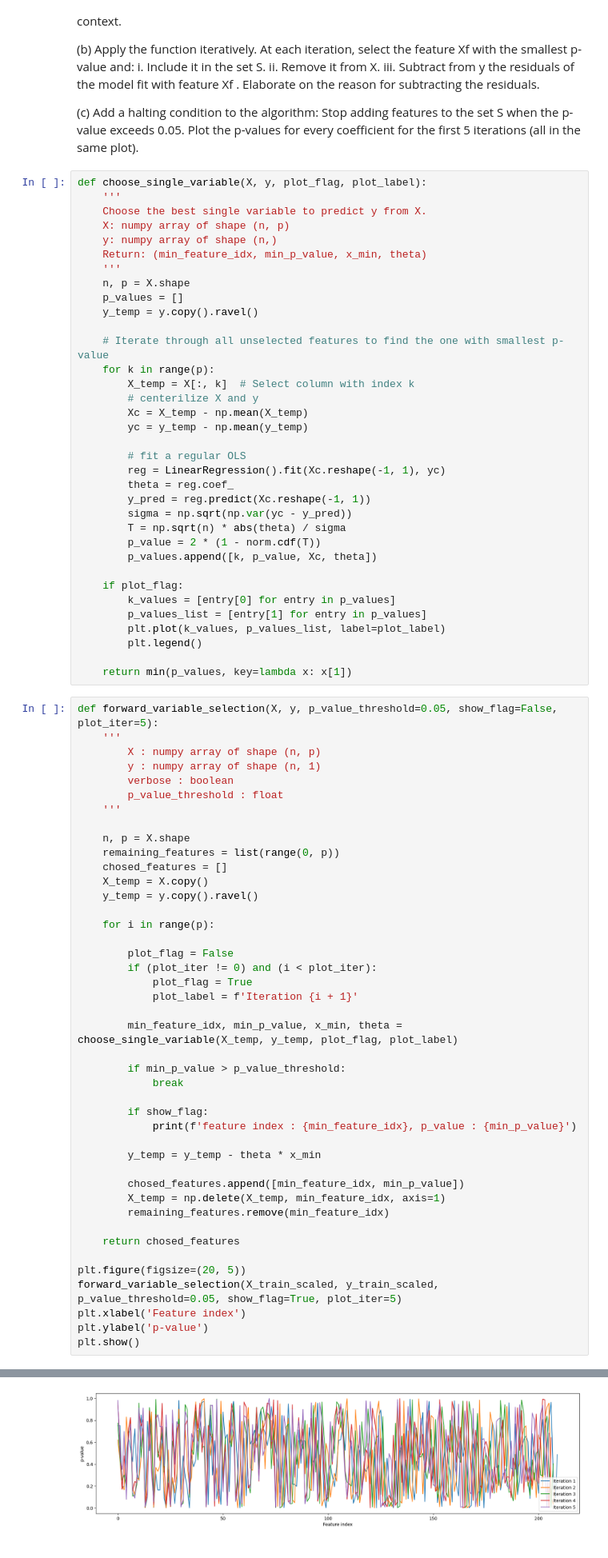
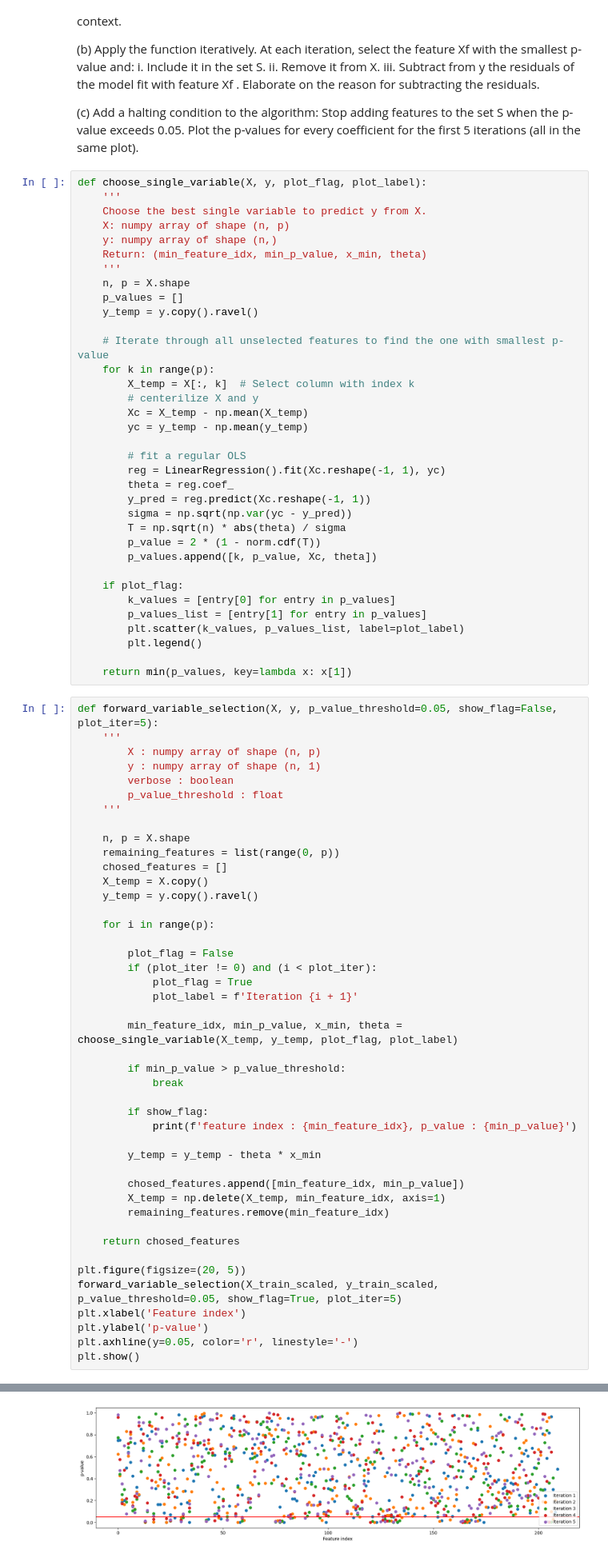
Before and after one commit to kjle/TelecomParis_Promo2025, a Jupyter notebook: SD-TSIA204/TP2/sd-tsia204_lab2_kang_jiale.ipynb, the cells around one changed output, grey strips where cells are left out. Shown: that part at 80% size. Drawn from its saved outputs; the diff is of its cells as text.

```diff
--- a/SD-TSIA204/TP2/sd-tsia204_lab2_kang_jiale.ipynb
+++ b/SD-TSIA204/TP2/sd-tsia204_lab2_kang_jiale.ipynb
@@ -160,7 +166,7 @@ def choose_single_variable(X, y, plot_flag, plot_label):
     if plot_flag:
         k_values = [entry[0] for entry in p_values]
         p_values_list = [entry[1] for entry in p_values]
-        plt.plot(k_values, p_values_list, label=plot_label)
+        plt.scatter(k_values, p_values_list, label=plot_label)
         plt.legend()
 
     return min(p_values, key=lambda x: x[1])
@@ -194,32 +200,33 @@ def forward_variable_selection(X, y, p_value_threshold=0.05, show_flag=False, pl
         if show_flag:
             print(f'feature index : {min_feature_idx}, p_value : {min_p_value}')
 
         y_temp = y_temp - theta * x_min
 
         chosed_features.append([min_feature_idx, min_p_value])
         X_temp = np.delete(X_temp, min_feature_idx, axis=1)
         remaining_features.remove(min_feature_idx)
 
     return chosed_features
 
 plt.figure(figsize=(20, 5))
 forward_variable_selection(X_train_scaled, y_train_scaled, p_value_threshold=0.05, show_flag=True, plot_iter=5)
 plt.xlabel('Feature index')
 plt.ylabel('p-value')
+plt.axhline(y=0.05, color='r', linestyle='-')
 plt.show()
 # %% [output]
 feature index : 34, p_value : [0.]
 feature index : 57, p_value : [0.]
 feature index : 77, p_value : [2.40162046e-09]
 feature index : 120, p_value : [1.34464899e-06]
 feature index : 131, p_value : [0.00234623]
 feature index : 162, p_value : [0.00036706]
 feature index : 30, p_value : [0.00382328]
 feature index : 74, p_value : [0.01119774]
 feature index : 160, p_value : [0.0064599]
 feature index : 165, p_value : [0.01315699]
 feature index : 123, p_value : [0.02635326]
 feature index : 172, p_value : [0.04293478]
 feature index : 13, p_value : [0.0437509]
-[figure, old version]
+[figure, new version]
 # %% [markdown]
```
Also changed, not shown: parts of 10 cells of this notebook, 1 other file.
